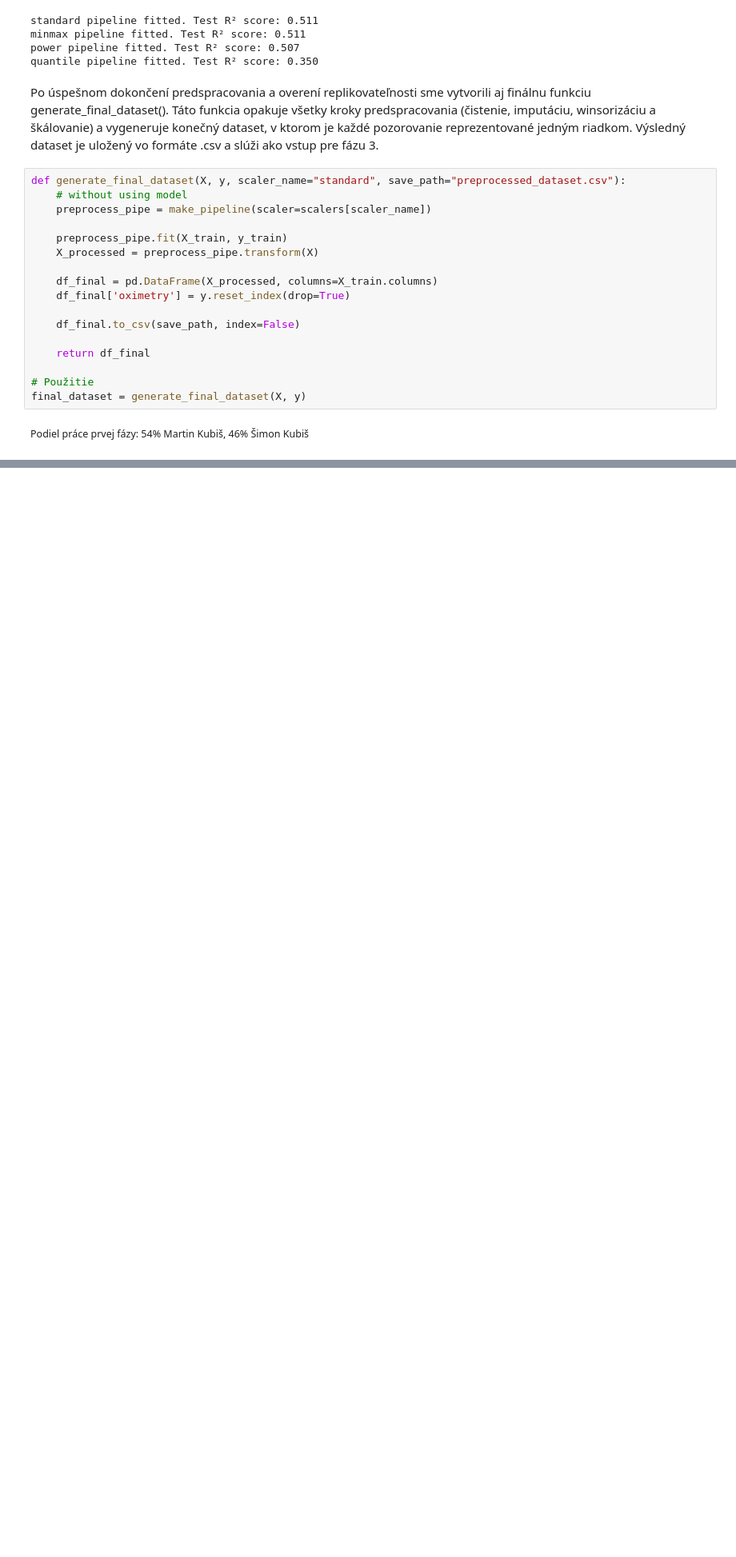
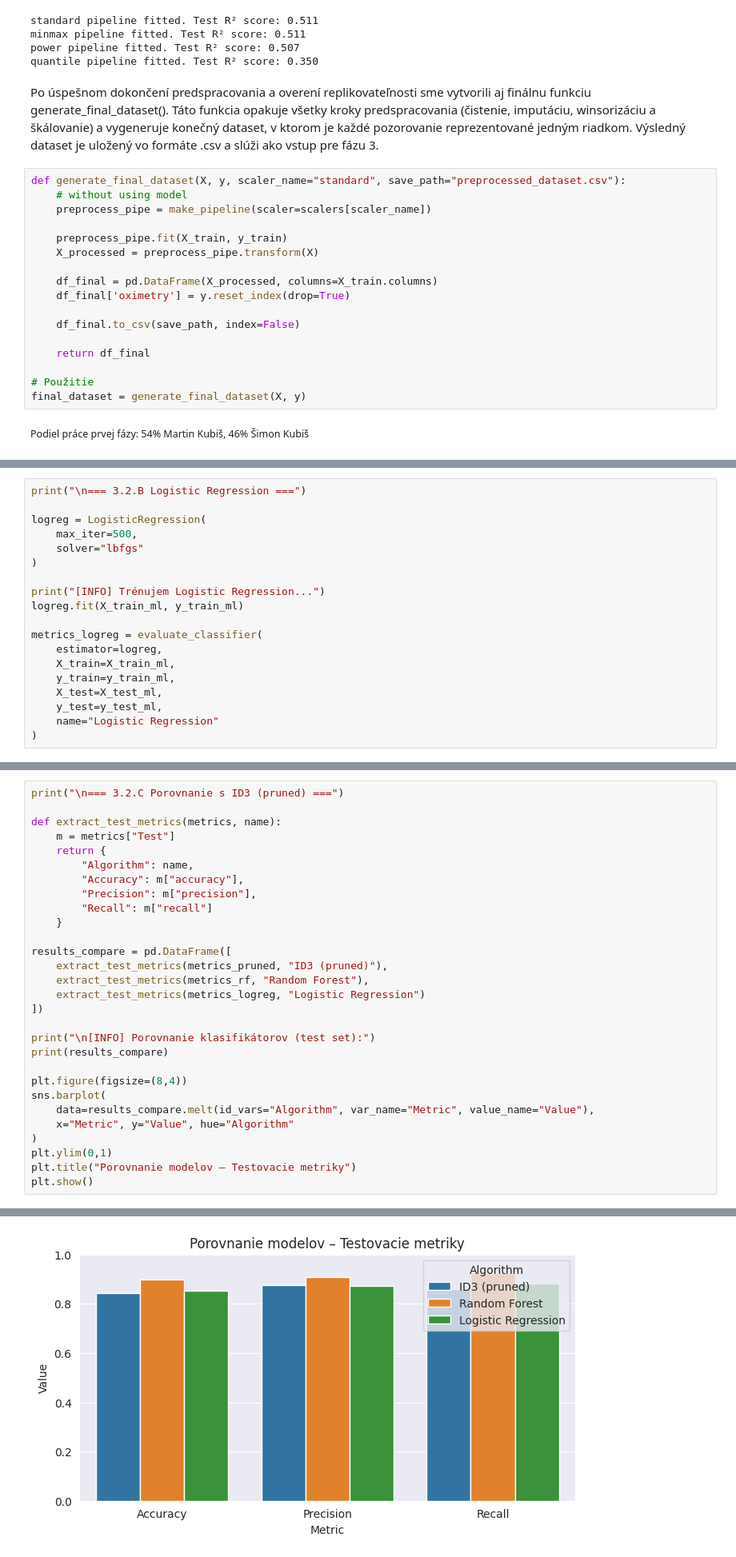
Before and after one commit to simonkubis/IAU_project, a Jupyter notebook: project_part_1.ipynb, the cells around one changed output, grey strips where cells are left out. Shown at 80% size. Cells and saved outputs as stored; diff of their text form; blank space fills up the shorter version.

```diff
--- a/project_part_1.ipynb
+++ b/project_part_1.ipynb
@@ -808,0 +1026,19 @@ final_dataset = generate_final_dataset(X, y)
+# %%
+print("\n=== 3.2.B Logistic Regression ===")
+
+logreg = LogisticRegression(
+    max_iter=500,
+    solver="lbfgs"
+)
+
+print("[INFO] Trénujem Logistic Regression...")
+logreg.fit(X_train_ml, y_train_ml)
+
+metrics_logreg = evaluate_classifier(
+    estimator=logreg,
+    X_train=X_train_ml,
+    y_train=y_train_ml,
+    X_test=X_test_ml,
+    y_test=y_test_ml,
+    name="Logistic Regression"
+)
@@ -808,0 +1062,30 @@ final_dataset = generate_final_dataset(X, y)
+# %%
+print("\n=== 3.2.C Porovnanie s ID3 (pruned) ===")
+
+def extract_test_metrics(metrics, name):
+    m = metrics["Test"]
+    return {
+        "Algorithm": name,
+        "Accuracy": m["accuracy"],
+        "Precision": m["precision"],
+        "Recall": m["recall"]
+    }
+
+results_compare = pd.DataFrame([
+    extract_test_metrics(metrics_pruned, "ID3 (pruned)"),
+    extract_test_metrics(metrics_rf, "Random Forest"),
+    extract_test_metrics(metrics_logreg, "Logistic Regression")
+])
+
+print("\n[INFO] Porovnanie klasifikátorov (test set):")
+print(results_compare)
+
+plt.figure(figsize=(8,4))
+sns.barplot(
+    data=results_compare.melt(id_vars="Algorithm", var_name="Metric", value_name="Value"),
+    x="Metric", y="Value", hue="Algorithm"
+)
+plt.ylim(0,1)
+plt.title("Porovnanie modelov – Testovacie metriky")
+plt.show()
+# %% [output]
@@ -808,0 +1099 @@ final_dataset = generate_final_dataset(X, y)
+[figure, added]
```
Also changed, not shown: parts of 50 cells of this notebook.
